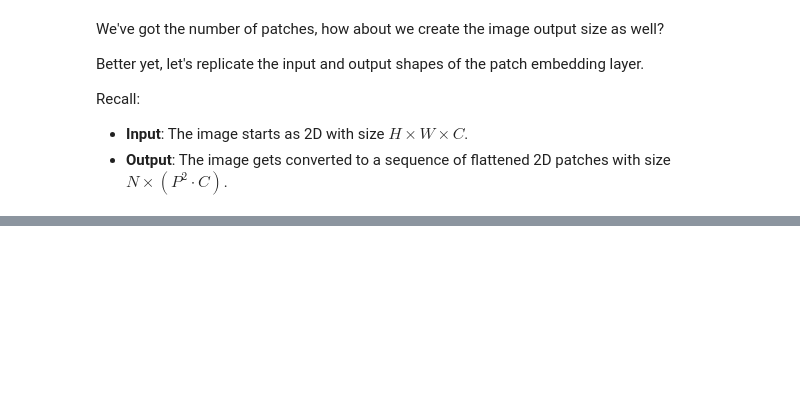
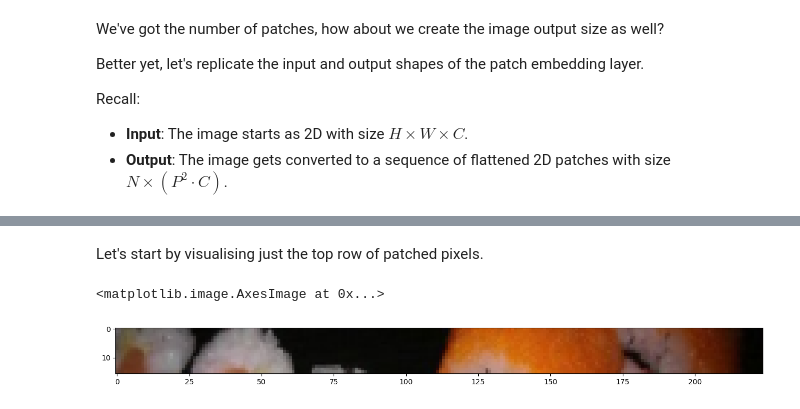
Before and after one commit to anupj/Vision-Transformer-Implementation-in-PyTorch, a Jupyter notebook: PyTorch_Vision_Transformer_Paper_Implementation.ipynb, the cells around one changed output, grey strips where cells are left out. Drawn from its saved outputs; the diff is of its cells as text; code cells hidden in the pictures; blank space fills up the shorter version.

```diff
--- a/PyTorch_Vision_Transformer_Paper_Implementation.ipynb
+++ b/PyTorch_Vision_Transformer_Paper_Implementation.ipynb
@@ -426,0 +426,13 @@ Output shape (single 2D image flattened into patches): (196, 768)
+# %% [markdown]
+Let's start by visualising just the top row of patched pixels.
+# %%
+# assign the matplot compatible permuted image to its own variable
+image_permuted = image.permute(1, 2, 0)
+
+# Plot the top row of patched pixel
+patch_size = 16
+plt.figure(figsize=(patch_size, patch_size)) # set the size of figure canvas display
+plt.imshow(image_permuted[:patch_size, :, :]) # only show 16 pixels row, and all columns, and all color_channels of the image
+# %% [output]
+<matplotlib.image.AxesImage at 0x...>
+[figure, added]
```
Also changed, not shown: parts of 16 cells of this notebook.
